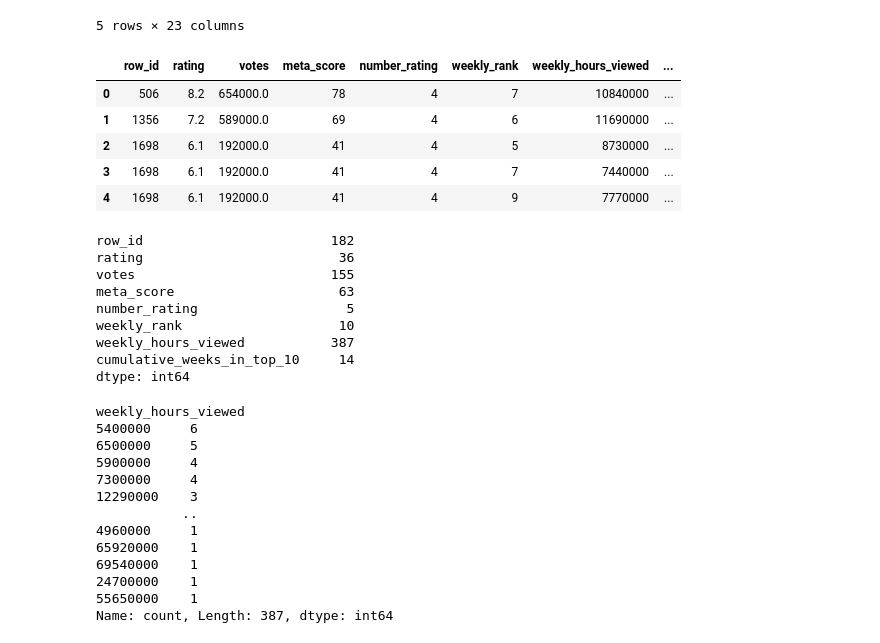
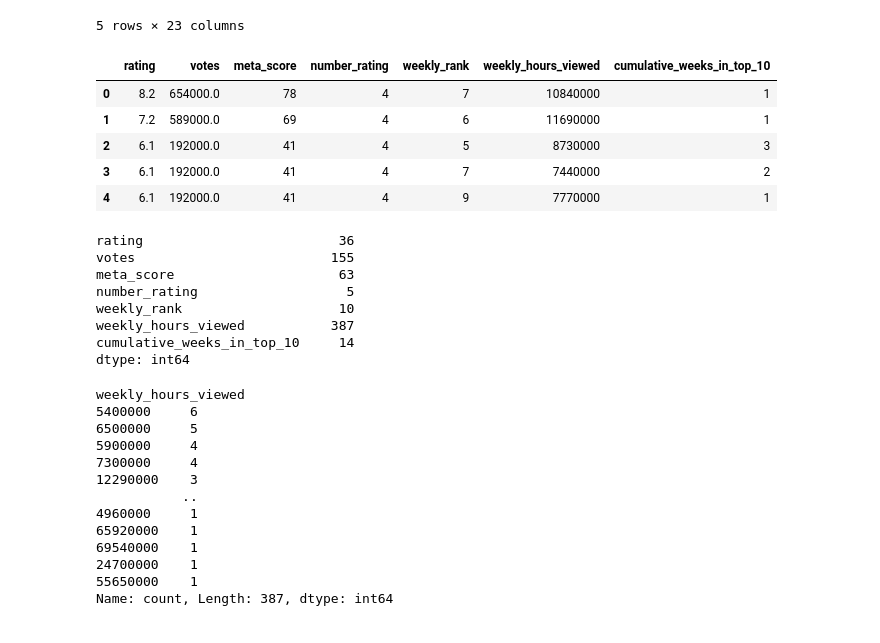
Before and after one commit to mopfun/Project_4_Grp_1, a Jupyter notebook: linear_regresion.ipynb, the cells around one changed output. Cells and saved outputs as stored; diff of their text form; code cells hidden in the pictures.

```diff
--- a/linear_regresion.ipynb
+++ b/linear_regresion.ipynb
@@ -20,20 +20,19 @@ df.head()
 | 4 | 1698 | 6 Underground | 6.1 | 192000.0 | 41 | Action, Thriller | Action | Thriller | NaN | R | ... |
 5 rows × 23 columns
 # %%
-filtered_df = df[['row_id', 'rating', 'votes', 'meta_score', 'number_rating', 'weekly_rank', 'weekly_hours_viewed', 'cumulative_weeks_in_top_10' ]]
+filtered_df = df[['rating', 'votes', 'meta_score', 'number_rating', 'weekly_rank', 'weekly_hours_viewed', 'cumulative_weeks_in_top_10' ]]
 filtered_df.head()
 # %% [output]
-|  | row_id | rating | votes | meta_score | number_rating | weekly_rank | weekly_hours_viewed | ... |
-| 0 | 506 | 8.2 | 654000.0 | 78 | 4 | 7 | 10840000 | ... |
-| 1 | 1356 | 7.2 | 589000.0 | 69 | 4 | 6 | 11690000 | ... |
-| 2 | 1698 | 6.1 | 192000.0 | 41 | 4 | 5 | 8730000 | ... |
-| 3 | 1698 | 6.1 | 192000.0 | 41 | 4 | 7 | 7440000 | ... |
-| 4 | 1698 | 6.1 | 192000.0 | 41 | 4 | 9 | 7770000 | ... |
+|  | rating | votes | meta_score | number_rating | weekly_rank | weekly_hours_viewed | cumulative_weeks_in_top_10 |
+| 0 | 8.2 | 654000.0 | 78 | 4 | 7 | 10840000 | 1 |
+| 1 | 7.2 | 589000.0 | 69 | 4 | 6 | 11690000 | 1 |
+| 2 | 6.1 | 192000.0 | 41 | 4 | 5 | 8730000 | 3 |
+| 3 | 6.1 | 192000.0 | 41 | 4 | 7 | 7440000 | 2 |
+| 4 | 6.1 | 192000.0 | 41 | 4 | 9 | 7770000 | 1 |
 # %%
 # Determine the number of unique values in each column.
 filtered_df.nunique()
 # %% [output]
-row_id                        182
 rating                         36
 votes                         155
 meta_score                     63
```
Also changed, not shown: parts of 5 cells of this notebook.
